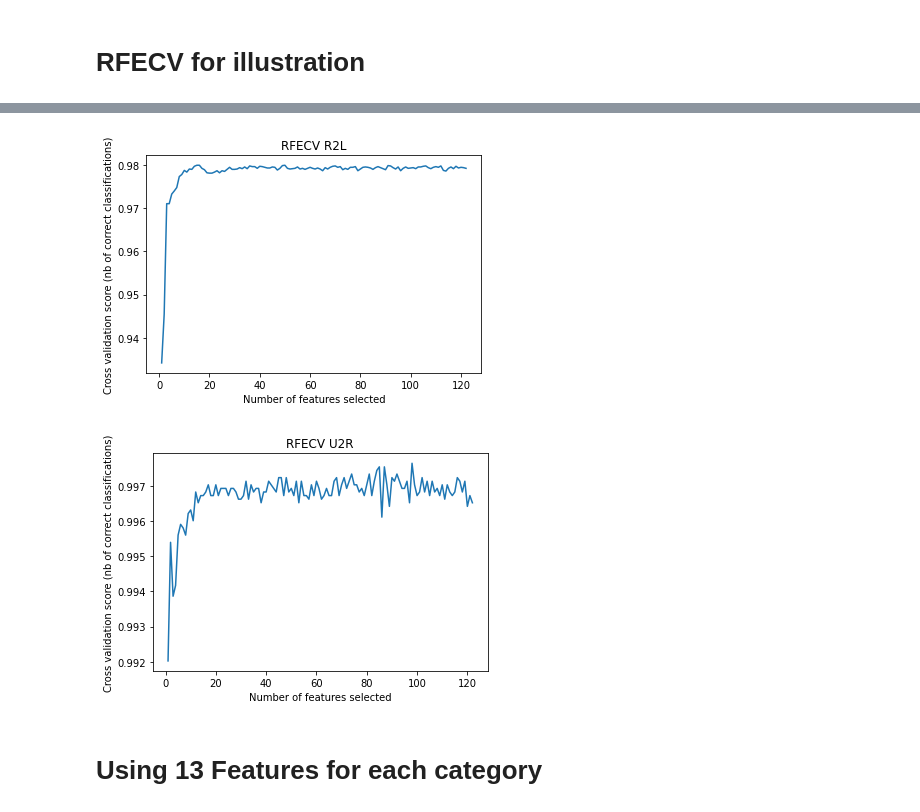
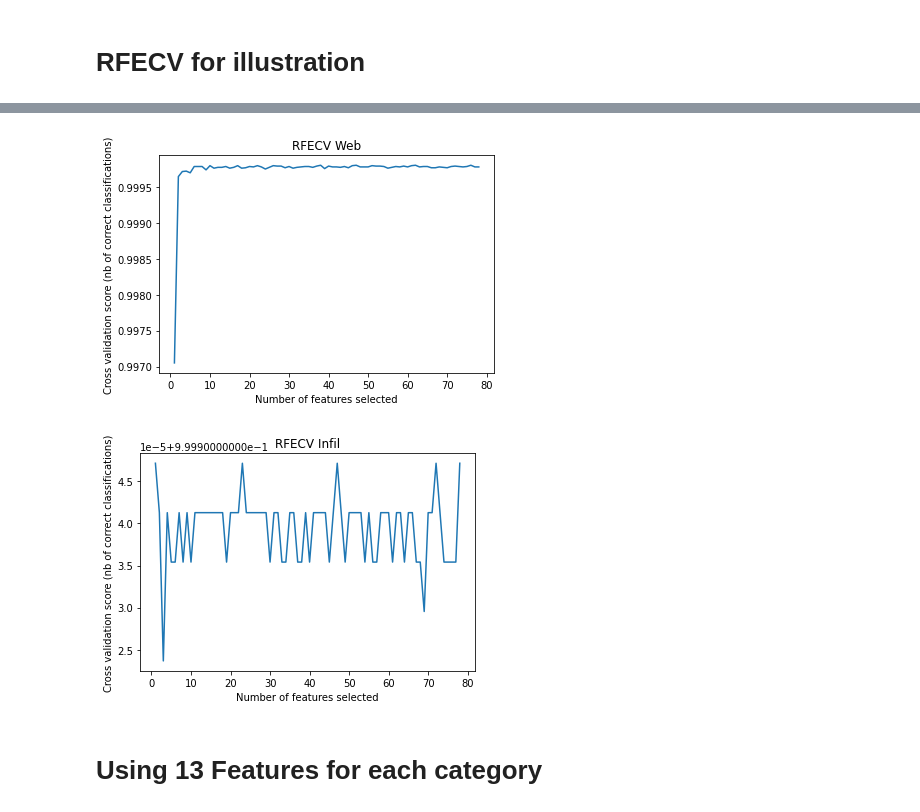
Before and after one commit to CyBearStudio/Network-Intrusion-Detection, a Jupyter notebook: DecisionTree_IDS.ipynb, the cells around one changed output, grey strips where cells are left out. Drawn from its saved outputs; the diff is of its cells as text; code cells hidden in the pictures.

```diff
--- a/DecisionTree_IDS.ipynb
+++ b/DecisionTree_IDS.ipynb
@@ -607,6 +409,6 @@ R2L Features sorted by their rank:
 # %%
-rfe.fit(X_newU2R, Y_U2R)
+rfe.fit(X_newInfil, Y_Infil)
 
-print ("U2R Features sorted by their rank:")
-print (sorted(zip(map(lambda x: round(x, 4), rfe.ranking_), newcolname_U2R)))
+print ("Infil Features sorted by their rank:")
+print (sorted(zip(map(lambda x: round(x, 4), rfe.ranking_), newcolname_Infil)))
 # %% [output]
@@ -630,17 +432,17 @@ true=rfe.support_
 rfecolindex_Probe=[i for i, x in enumerate(true) if x]
 rfecolname_Probe=list(colNames[i] for i in rfecolindex_Probe)
 # %%
-rfe.fit(X_R2L, Y_R2L)
-X_rfeR2L=rfe.transform(X_R2L)
+rfe.fit(X_Web, Y_Web)
+X_rfeWeb=rfe.transform(X_Web)
 true=rfe.support_
-rfecolindex_R2L=[i for i, x in enumerate(true) if x]
-rfecolname_R2L=list(colNames[i] for i in rfecolindex_R2L)
+rfecolindex_Web=[i for i, x in enumerate(true) if x]
+rfecolname_Web=list(colNames[i] for i in rfecolindex_Web)
 # %%
-rfe.fit(X_U2R, Y_U2R)
-X_rfeU2R=rfe.transform(X_U2R)
+rfe.fit(X_Infil, Y_Infil)
+X_rfeInfil=rfe.transform(X_Infil)
 true=rfe.support_
-rfecolindex_U2R=[i for i, x in enumerate(true) if x]
-rfecolname_U2R=list(colNames[i] for i in rfecolindex_U2R)
+rfecolindex_Infil=[i for i, x in enumerate(true) if x]
+rfecolname_Infil=list(colNames[i] for i in rfecolindex_Infil)
 # %% [markdown]
 # Summary of features selected by RFE
 # %%
@@ -677,12 +479,12 @@ print(X_rfeU2R.shape)
 # all features
 clf_DoS=DecisionTreeClassifier(random_state=0)
 clf_Probe=DecisionTreeClassifier(random_state=0)
-clf_R2L=DecisionTreeClassifier(random_state=0)
-clf_U2R=DecisionTreeClassifier(random_state=0)
+clf_Web=DecisionTreeClassifier(random_state=0)
+clf_Infil=DecisionTreeClassifier(random_state=0)
 clf_DoS.fit(X_DoS, Y_DoS)
 clf_Probe.fit(X_Probe, Y_Probe)
-clf_R2L.fit(X_R2L, Y_R2L)
-clf_U2R.fit(X_U2R, Y_U2R)
+clf_Web.fit(X_Web, Y_Web)
+clf_Infil.fit(X_Infil, Y_Infil)
 # %% [output]
 DecisionTreeClassifier(random_state=0)
 # %%
@@ -957,27 +759,27 @@ plt.show()
 # %%
-rfecv_R2L = RFECV(estimator=clf_R2L, step=1, cv=10, scoring='accuracy')
-rfecv_R2L.fit(X_R2L_test, Y_R2L_test)
+rfecv_Web = RFECV(estimator=clf_Web, step=1, cv=10, scoring='accuracy')
+rfecv_Web.fit(X_Web_test, Y_Web_test)
 # Plot number of features VS. cross-validation scores
 plt.figure()
 plt.xlabel("Number of features selected")
 plt.ylabel("Cross validation score (nb of correct classifications)")
-plt.title('RFECV R2L')
-plt.plot(range(1, len(rfecv_R2L.grid_scores_) + 1), rfecv_R2L.grid_scores_)
+plt.title('RFECV Web')
+plt.plot(range(1, len(rfecv_Web.grid_scores_) + 1), rfecv_Web.grid_scores_)
 plt.show()
 # %% [output]
-[figure, old version]
+[figure, new version]
 # %%
-rfecv_U2R = RFECV(estimator=clf_U2R, step=1, cv=10, scoring='accuracy')
-rfecv_U2R.fit(X_U2R_test, Y_U2R_test)
+rfecv_Infil = RFECV(estimator=clf_Infil, step=1, cv=10, scoring='accuracy')
+rfecv_Infil.fit(X_Infil_test, Y_Infil_test)
 # Plot number of features VS. cross-validation scores
 plt.figure()
 plt.xlabel("Number of features selected")
 plt.ylabel("Cross validation score (nb of correct classifications)")
-plt.title('RFECV U2R')
-plt.plot(range(1, len(rfecv_U2R.grid_scores_) + 1), rfecv_U2R.grid_scores_)
+plt.title('RFECV Infil')
+plt.plot(range(1, len(rfecv_Infil.grid_scores_) + 1), rfecv_Infil.grid_scores_)
 plt.show()
 # %% [output]
-[figure, old version]
+[figure, new version]
 # %% [markdown]
 # Using 13 Features for each category
 # %% [markdown]
```
Also changed, not shown: parts of 111 cells of this notebook.
